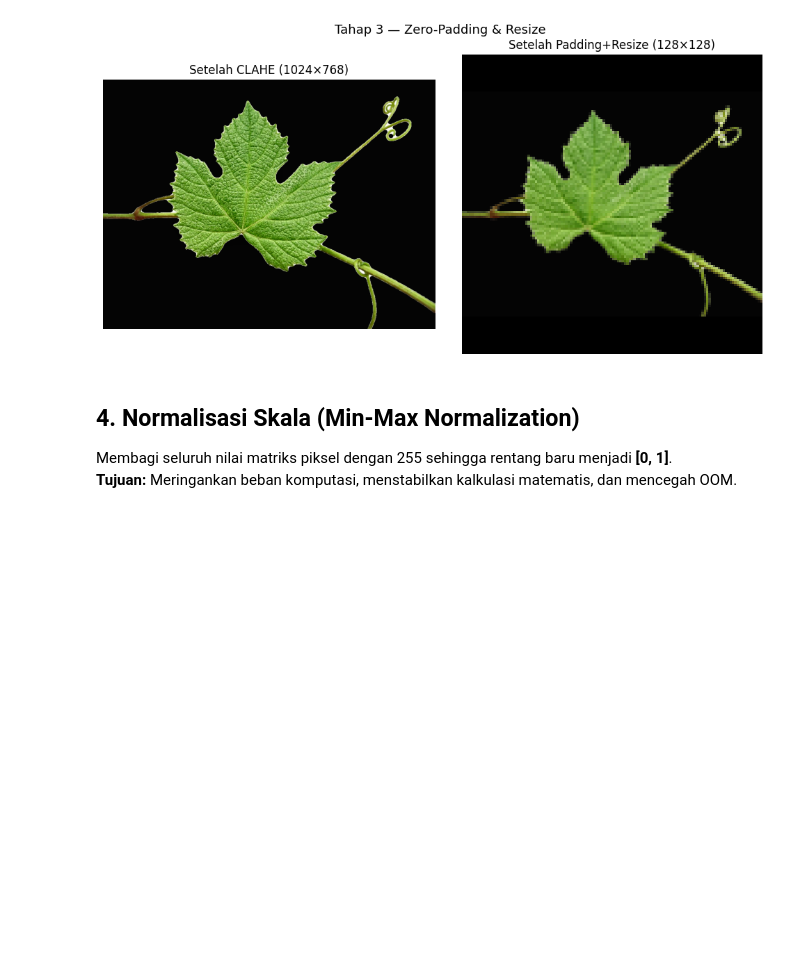
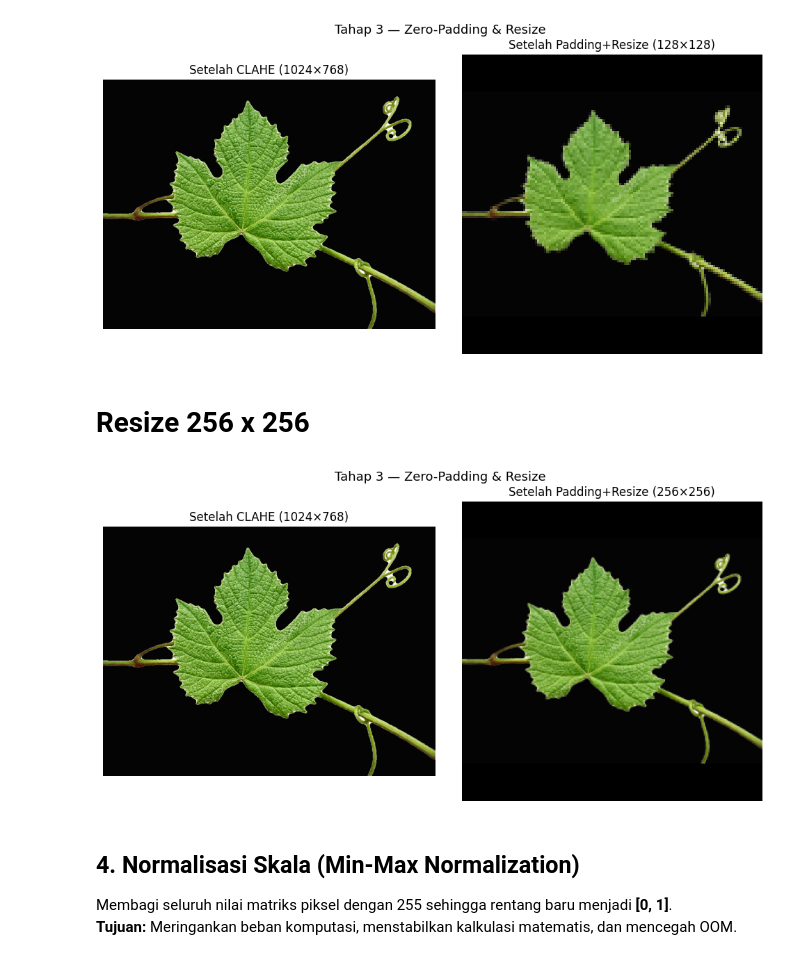
Before and after one commit to IhdalFahroni/Tubes-Exfit, a Jupyter notebook: preprocessing.ipynb, the cells around one changed output. Cells and saved outputs as stored; diff of their text form; code cells hidden in the pictures; blank space fills up the shorter version.

Commit message:
tambah visualisasi 256x256

```diff
--- a/preprocessing.ipynb
+++ b/preprocessing.ipynb
@@ -28,6 +28,7 @@ OUTPUT_DIR    = Path("Preprocessed")
 TARGET_SIZE1   = 32
 TARGET_SIZE2   = 64
 TARGET_SIZE3   = 128
+TARGET_SIZE4   = 256
 RANDOM_SEED   = 42
 np.random.seed(RANDOM_SEED)
 
@@ -251,6 +252,23 @@ plt.tight_layout()
 plt.show()
 # %% [output]
 [figure]
+# %% [markdown]
+# Resize 256 x 256
+# %%
+# ── Demo visual ──────────────────────────────────────────────
+padded = zero_pad_and_resize(clahe_result, TARGET_SIZE4)
+
+fig, axes = plt.subplots(1, 2, figsize=(10, 5))
+axes[0].imshow(cv2.cvtColor(clahe_result, cv2.COLOR_BGR2RGB))
+axes[0].set_title(f"Setelah CLAHE ({clahe_result.shape[1]}×{clahe_result.shape[0]})")
+axes[1].imshow(cv2.cvtColor(padded, cv2.COLOR_BGR2RGB))
+axes[1].set_title(f"Setelah Padding+Resize ({TARGET_SIZE4}×{TARGET_SIZE4})")
+for ax in axes: ax.axis("off")
+plt.suptitle("Tahap 3 — Zero-Padding & Resize", fontsize=13)
+plt.tight_layout()
+plt.show()
+# %% [output]
+[figure, added]
 # %% [markdown]
 ## 4. Normalisasi Skala (Min-Max Normalization)
 Membagi seluruh nilai matriks piksel dengan 255 sehingga rentang baru menjadi **[0, 1]**.
```
Also changed, not shown: parts of 1 cell of this notebook.
